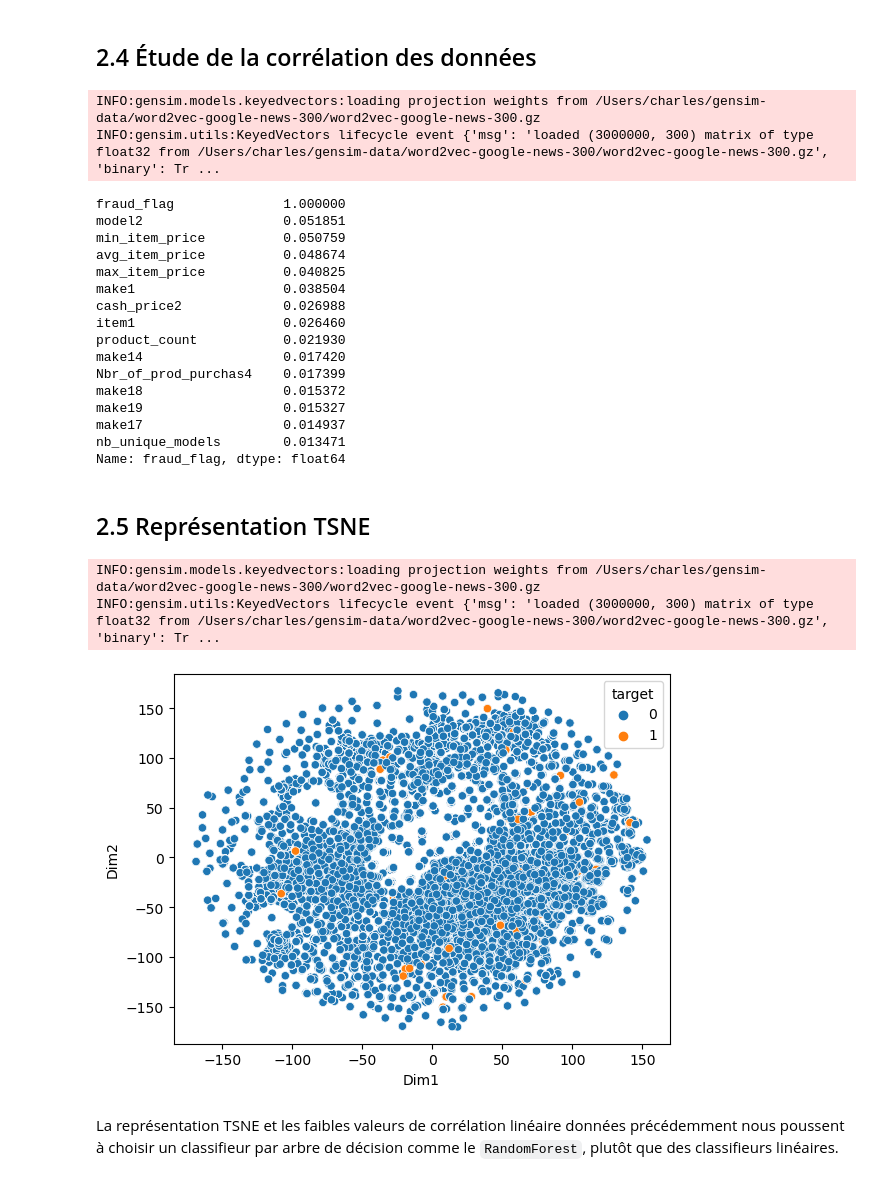
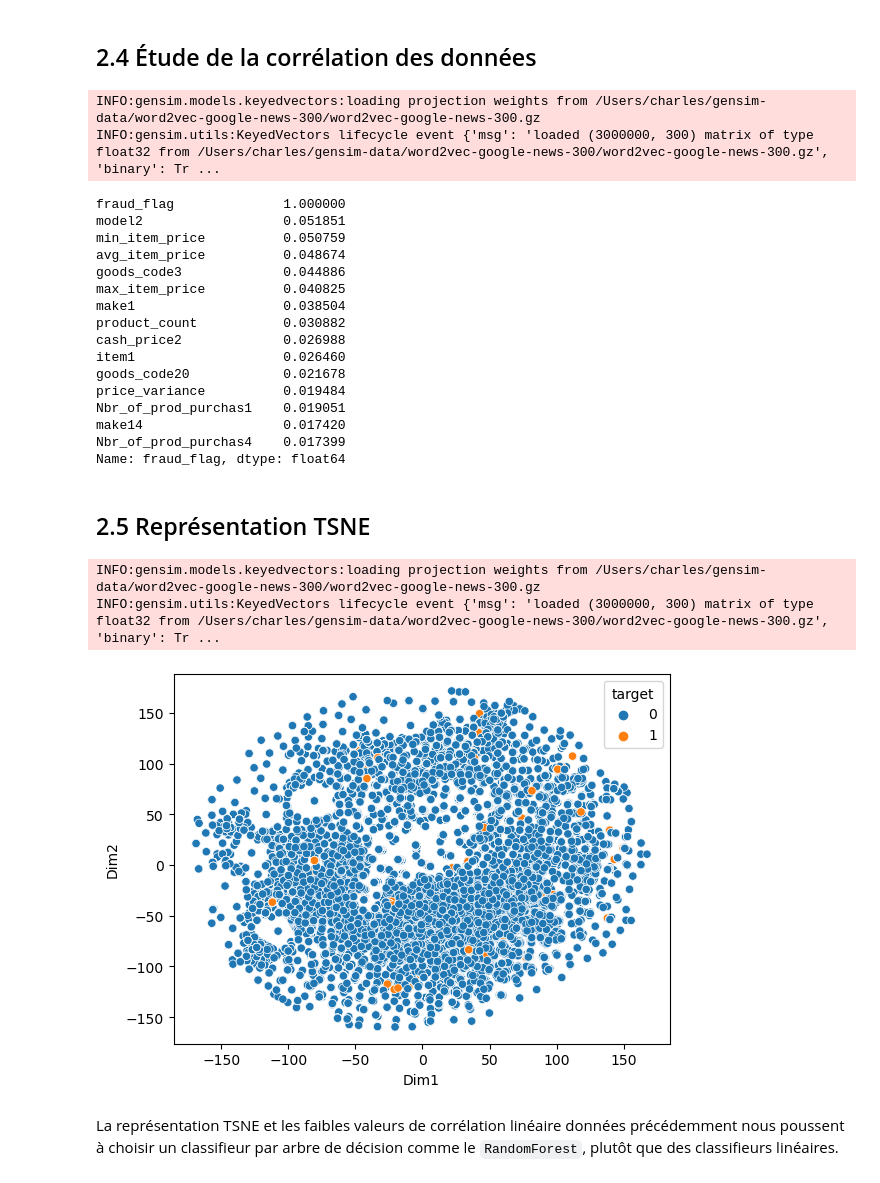
Before and after one commit to charles-zablit/challenge-STASC, a Jupyter notebook: MICHELON_ZABLIT.ipynb, the cells around one changed output. Drawn from its saved outputs; the diff is of its cells as text; code cells hidden in the pictures.

```diff
--- a/MICHELON_ZABLIT.ipynb
+++ b/MICHELON_ZABLIT.ipynb
@@ -211,14 +211,7 @@ C'est un jeux de données de détection de fraudes, donc la distribution fraudul
 ## 2.1 Création de nouvelles features
 # %%
 class FeaturesExtractor(BaseEstimator, TransformerMixin):
-    _counter: Counter
-
     def fit(self, X, y=None):
-        all_goods = []
-        for _, row in X.iterrows():
-            for i in range(1, 25):
-                all_goods.append(row[f"goods_code{i}"])
-        self._counter = Counter(all_goods)
         return self
 
     def transform(self, X: pd.DataFrame, y=None):
@@ -256,10 +249,15 @@ class FeaturesExtractor(BaseEstimator, TransformerMixin):
         df["most_common_item"] = df["most_common_item"].astype(str)
 
         # For each goods_code, count the number of times it appears in the dataset.
+        all_goods = []
+        for _, row in X.iterrows():
+            for i in range(1, 25):
+                all_goods.append(row[f"goods_code{i}"])
+        counter = Counter(all_goods)
         for index, row in df.iterrows():
             for i in range(1, 25):
                 if isinstance(row[f"goods_code{i}"], str):
-                    df.at[index, f"goods_code{i}"] = self._counter[
+                    df.at[index, f"goods_code{i}"] = counter[
                         row[f"goods_code{i}"]
                     ]
                 else:
@@ -350,3 +321,20 @@ def generate_static_pipeline(X: pd.DataFrame) -> Pipeline:
+# %%
+def generate_pipeline() -> Pipeline:
+    preprocessor = ColumnTransformer(
+        transformers=[
+            ("column_dropper", "drop", ["ID"]),
+            ("text_pipeline", Word2Vec(), make_column_selector(dtype_include=object)),
+            # ("num_pipeline", StandardScaler(), make_column_selector(dtype_include=np.number)),
+        ],
+        remainder="passthrough",
+    )
+
+    return Pipeline(
+        steps=[
+            ("features_extract", FeaturesExtractor()),
+            ("preprocess_static", preprocessor),
+        ]
+    )
 # %% [markdown]
 ## 2.4 Étude de la corrélation des données
 # %%
@@ -381,7 +369,7 @@ def label_corr(X: np.ndarray, y: pd.Series) -> pd.DataFrame:
 
 
 label_corr(
-    generate_static_pipeline(X_train_df).fit_transform(X_train_df, y_train_df),
+    generate_pipeline().fit_transform(X_train_df, y_train_df),
     y_train_df,
 ).head(15)
 # %% [output]
@@ -391,40 +379,40 @@ fraud_flag              1.000000
 model2                  0.051851
 min_item_price          0.050759
 avg_item_price          0.048674
+goods_code3             0.044886
 max_item_price          0.040825
 make1                   0.038504
+product_count           0.030882
 cash_price2             0.026988
 item1                   0.026460
-product_count           0.021930
+goods_code20            0.021678
+price_variance          0.019484
+Nbr_of_prod_purchas1    0.019051
 make14                  0.017420
 Nbr_of_prod_purchas4    0.017399
-make18                  0.015372
-make19                  0.015327
-make17                  0.014937
-nb_unique_models        0.013471
 Name: fraud_flag, dtype: float64
 # %% [markdown]
 ## 2.5 Représentation TSNE
 # %%
 def plot_tsne(X: pd.DataFrame, y: pd.Series) -> None:
-    X = generate_static_pipeline(X).fit_transform(X, y)
+    X = generate_pipeline().fit_transform(X, y)
     data_norm = scale(X)
     data_tsne = TSNE().fit_transform(data_norm)
     data_tsne_df = pd.DataFrame(
         {
             "Dim1": data_tsne[:, 0],
             "Dim2": data_tsne[:, 1],
             "target": y,
         }
     )
     sns.scatterplot(data_tsne_df, x="Dim1", y="Dim2", hue="target")
 
 
 plot_tsne(X_train_df, y_train_df)
 # %% [output]
 INFO:gensim.models.keyedvectors:loading projection weights from /Users/charles/gensim-data/word2vec-google-news-300/word2vec-google-news-300.gz
 INFO:gensim.utils:KeyedVectors lifecycle event {'msg': 'loaded (3000000, 300) matrix of type float32 from /Users/charles/gensim-data/word2vec-google-news-300/word2vec-google-news-300.gz', 'binary': Tr ...
-[figure, old version]
+[figure, new version]
 # %% [markdown]
 La représentation TSNE et les faibles valeurs de corrélation linéaire données précédemment nous poussent à choisir un classifieur par arbre de décision comme le `RandomForest`, plutôt que des classifieurs linéaires.
 # %% [markdown]
```
Also changed, not shown: parts of 12 cells of this notebook, 1 other file.
